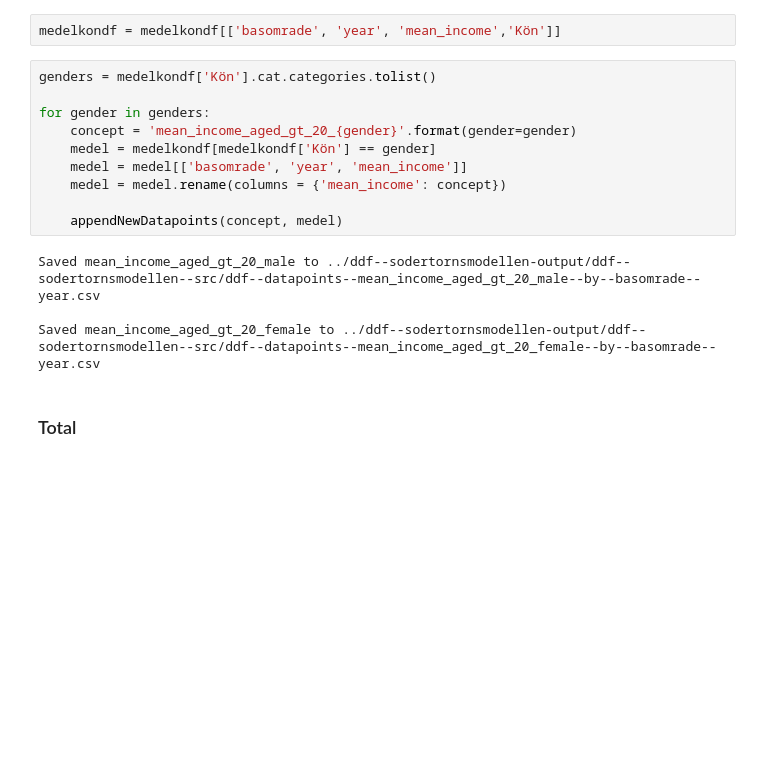
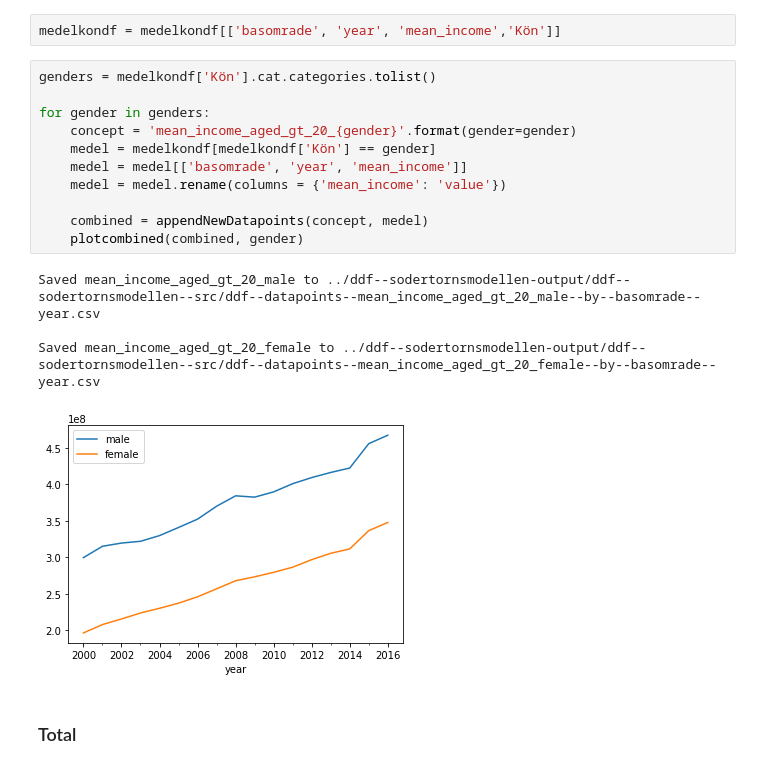
Before and after one commit to geoinfobyran/sodertornsmodellen-update, a Jupyter notebook: Process.ipynb, the cells around one changed output. Cells and saved outputs as stored; diff of their text form; blank space fills up the shorter version.

Commit message:
Plot results of combining previous data with updated data for quality control.

```diff
--- a/Process.ipynb
+++ b/Process.ipynb
@@ -258,17 +258,19 @@ medelkondf = medelkondf[['basomrade', 'year', 'mean_income','Kön']]
 # %%
 genders = medelkondf['Kön'].cat.categories.tolist()
 
 for gender in genders:
     concept = 'mean_income_aged_gt_20_{gender}'.format(gender=gender)
     medel = medelkondf[medelkondf['Kön'] == gender]
     medel = medel[['basomrade', 'year', 'mean_income']]
-    medel = medel.rename(columns = {'mean_income': concept})
+    medel = medel.rename(columns = {'mean_income': 'value'})
 
-    appendNewDatapoints(concept, medel)
+    combined = appendNewDatapoints(concept, medel)
+    plotcombined(combined, gender)
 # %% [output]
 Saved mean_income_aged_gt_20_male to ../ddf--sodertornsmodellen-output/ddf--sodertornsmodellen--src/ddf--datapoints--mean_income_aged_gt_20_male--by--basomrade--year.csv
 
 Saved mean_income_aged_gt_20_female to ../ddf--sodertornsmodellen-output/ddf--sodertornsmodellen--src/ddf--datapoints--mean_income_aged_gt_20_female--by--basomrade--year.csv
+[figure, added]
 # %% [markdown]
 ### Total
 # %%
```
Also changed, not shown: parts of 4 cells of this notebook, 2 other files.
